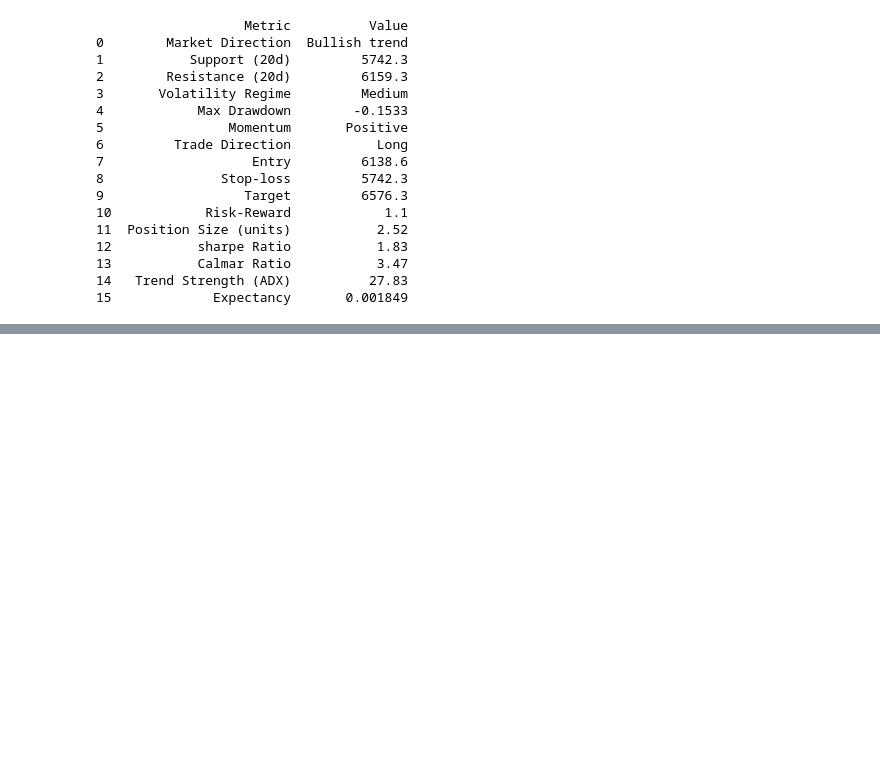
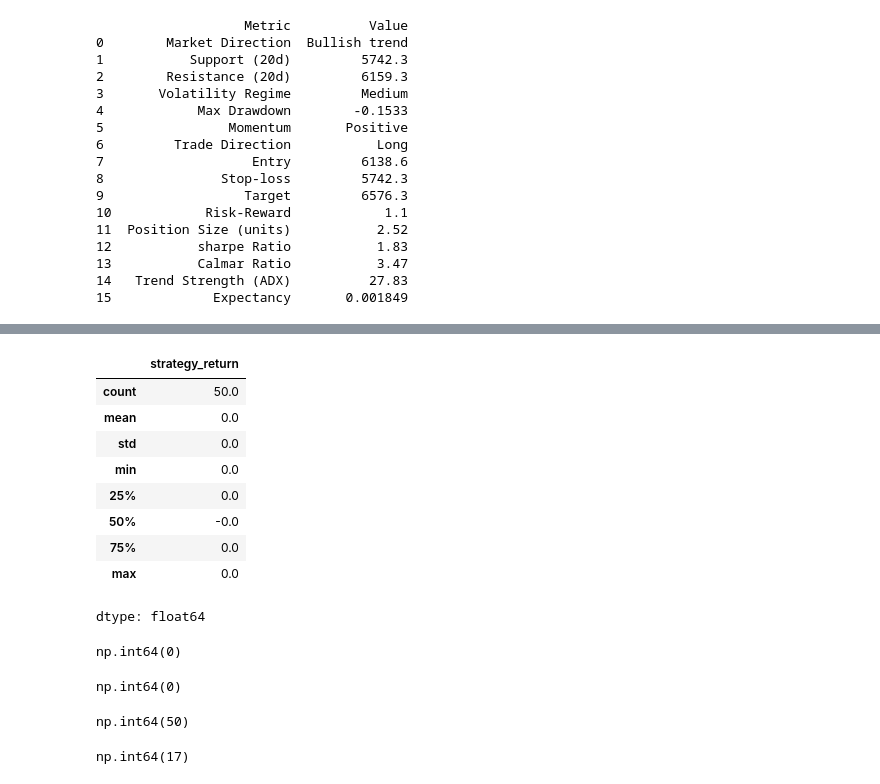
Before and after one commit to Goal48/NIFTY_Data_Analysis, a Jupyter notebook: NIFTY50.ipynb, the cells around one changed output, grey strips where cells are left out. Drawn from its saved outputs; the diff is of its cells as text; code cells hidden in the pictures; blank space fills up the shorter version.

```diff
--- a/NIFTY50.ipynb
+++ b/NIFTY50.ipynb
@@ -729,0 +954,4 @@ print(summary_df)
+# %%
+df["strategy_return"] = df["trade_signal"].shift(1) * df["return"]
+
+df["equity_curve"] = (1 + df["strategy_return"]).cumprod()
@@ -729,0 +975,29 @@ print(summary_df)
+# %%
+df["strategy_return"].describe()
+# %% [output]
+|  | strategy_return |
+| count | 50.0 |
+| mean | 0.0 |
+| std | 0.0 |
+| min | 0.0 |
+| 25% | 0.0 |
+| 50% | -0.0 |
+| 75% | 0.0 |
+| max | 0.0 |
+dtype: float64
+# %%
+(df["trade_signal"] != 0).sum()
+# %% [output]
+np.int64(0)
+# %%
+(df["rsi"] < 30).sum()
+# %% [output]
+np.int64(0)
+# %%
+(df["close"] > df["ma200"]).sum()
+# %% [output]
+np.int64(50)
+# %%
+(df["macd"] > df["macd_signal"]).sum()
+# %% [output]
+np.int64(17)
```
Also changed, not shown: parts of 49 cells of this notebook.
